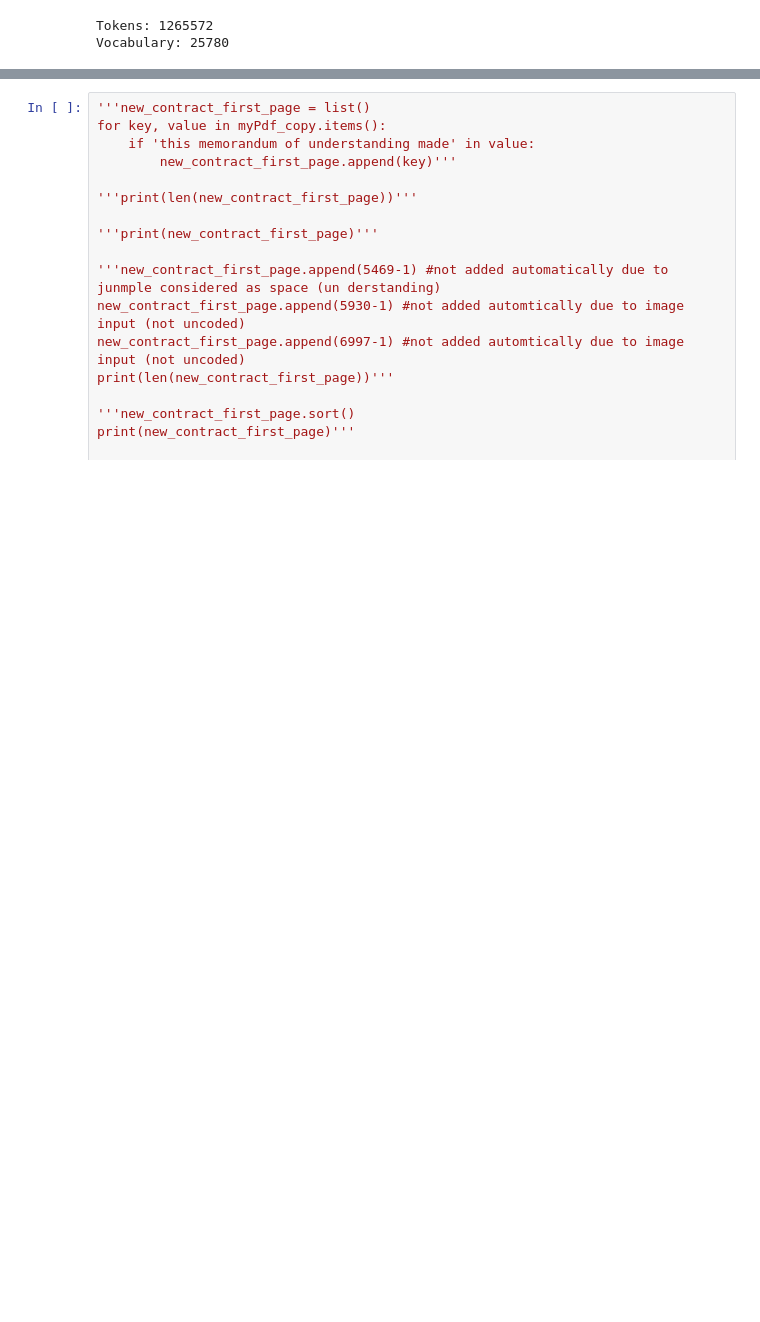
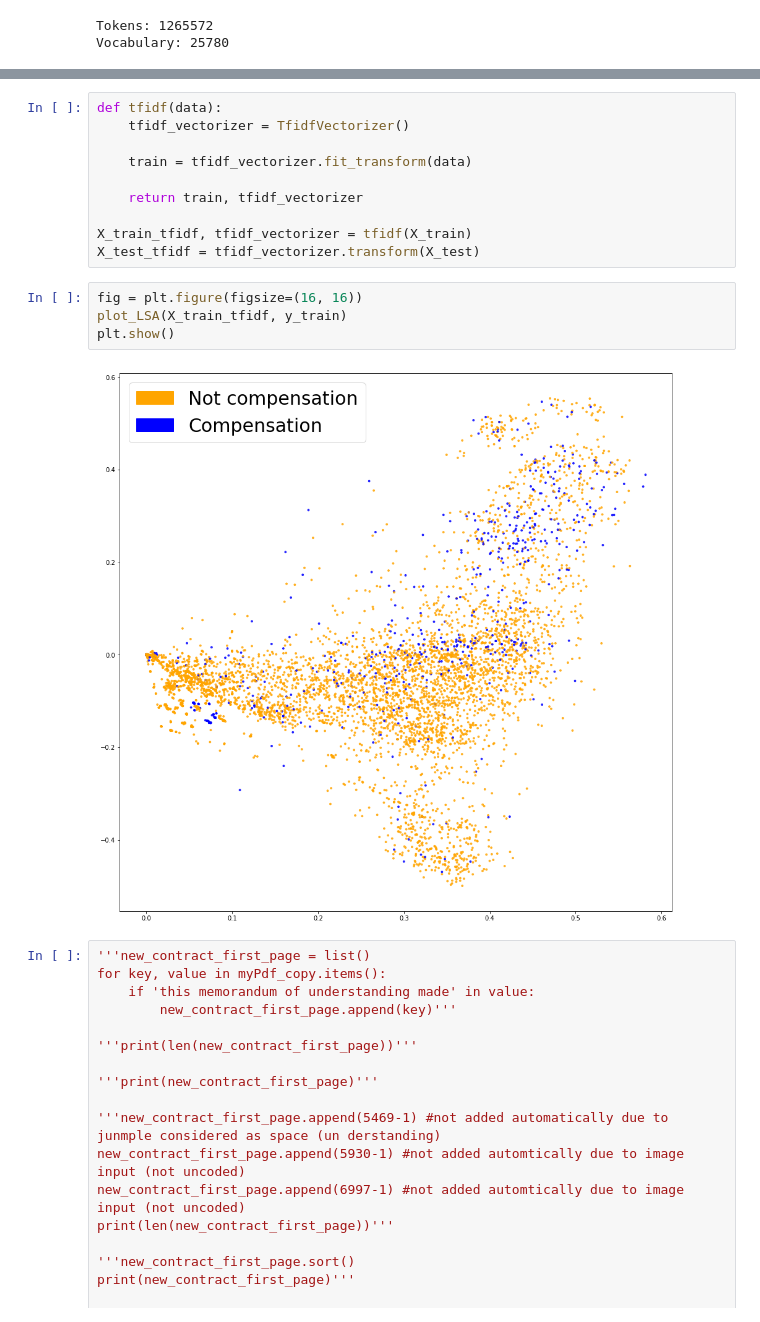
Before and after one commit to Anes31/NLP_LA_job, a Jupyter notebook: LA_Contracts.ipynb, the cells around one changed output, grey strips where cells are left out. Saved outputs shown, nothing was run; the diff lists cells and outputs as text; blank space fills up the shorter version.

```diff
--- a/LA_Contracts.ipynb
+++ b/LA_Contracts.ipynb
@@ -198,3 +393,19 @@ freq_dist.plot(50)
+# %%
+def tfidf(data):
+    tfidf_vectorizer = TfidfVectorizer()
+
+    train = tfidf_vectorizer.fit_transform(data)
+
+    return train, tfidf_vectorizer
+
+X_train_tfidf, tfidf_vectorizer = tfidf(X_train)
+X_test_tfidf = tfidf_vectorizer.transform(X_test)
+# %%
+fig = plt.figure(figsize=(16, 16))
+plot_LSA(X_train_tfidf, y_train)
+plt.show()
+# %% [output]
+[figure, added]
 # %%
 '''new_contract_first_page = list()
 for key, value in myPdf_copy.items():
```
Also changed, not shown: parts of 14 cells of this notebook.
